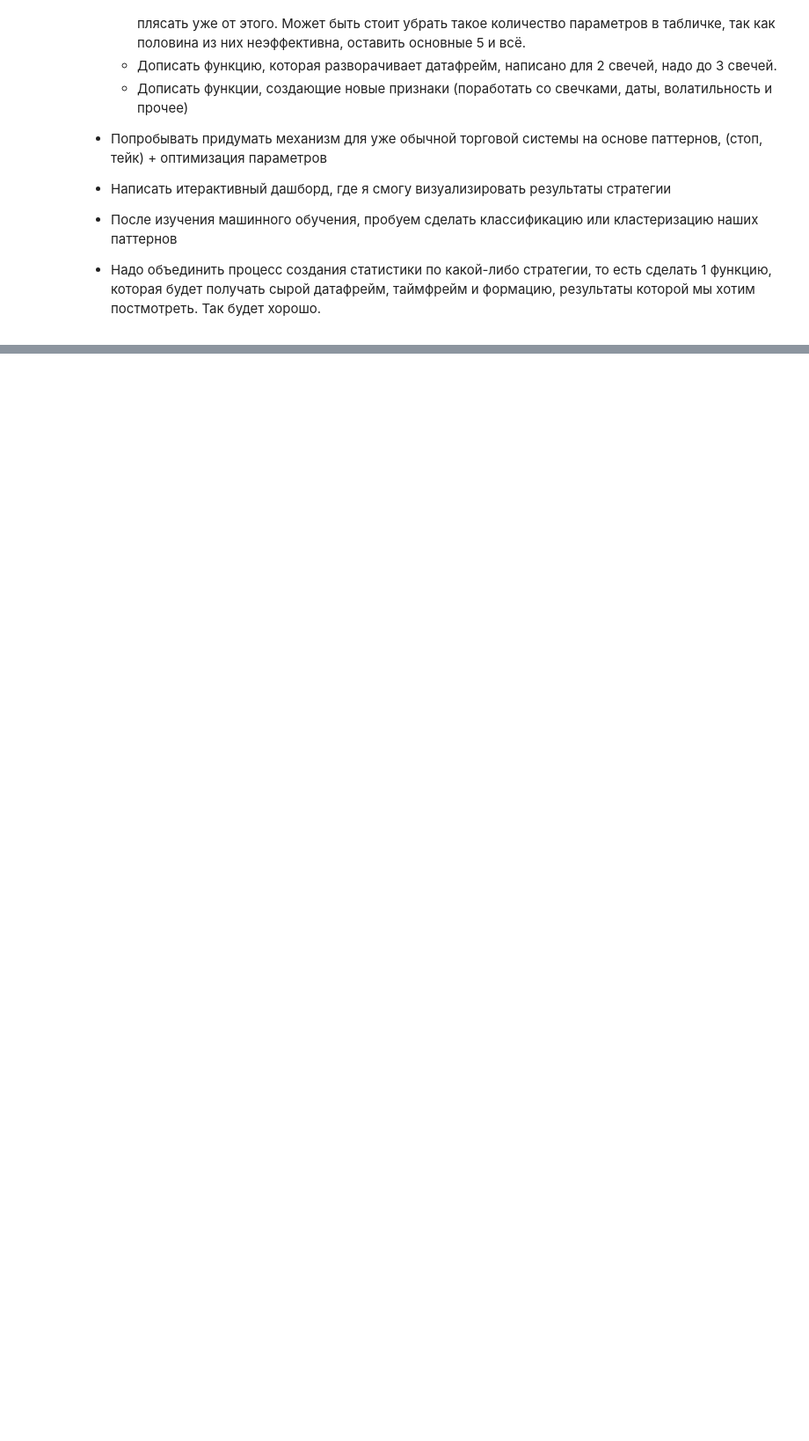
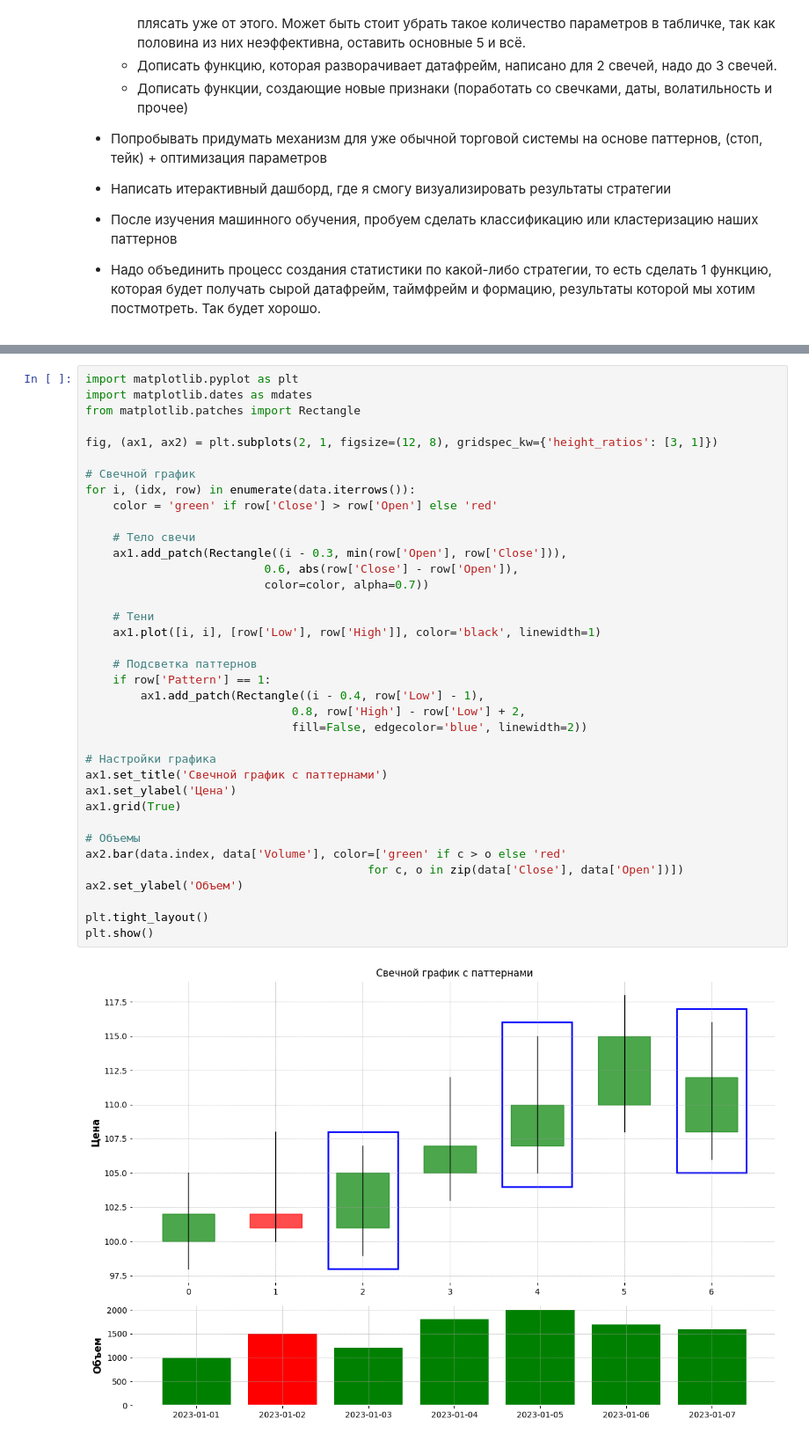
Before and after one commit to AlexKosuhin/AlgoTrading, a Jupyter notebook: Свечные паттерны/1.Обработка и детекция свечных паттернов.ipynb, the cells around one changed output, grey strips where cells are left out. Shown at 88% size. Drawn from its saved outputs; the diff is of its cells as text; blank space fills up the shorter version.

```diff
--- a/Свечные паттерны/1.Обработка и детекция свечных паттернов.ipynb
+++ b/Свечные паттерны/1.Обработка и детекция свечных паттернов.ipynb
@@ -521,0 +570,39 @@ new.drop('cumsum', axis=1)
+# %%
+import matplotlib.pyplot as plt
+import matplotlib.dates as mdates
+from matplotlib.patches import Rectangle
+
+fig, (ax1, ax2) = plt.subplots(2, 1, figsize=(12, 8), gridspec_kw={'height_ratios': [3, 1]})
+
+# Свечной график
+for i, (idx, row) in enumerate(data.iterrows()):
+    color = 'green' if row['Close'] > row['Open'] else 'red'
+
+    # Тело свечи
+    ax1.add_patch(Rectangle((i - 0.3, min(row['Open'], row['Close'])),
+                          0.6, abs(row['Close'] - row['Open']),
+                          color=color, alpha=0.7))
+
+    # Тени
+    ax1.plot([i, i], [row['Low'], row['High']], color='black', linewidth=1)
+
+    # Подсветка паттернов
+    if row['Pattern'] == 1:
+        ax1.add_patch(Rectangle((i - 0.4, row['Low'] - 1),
+                              0.8, row['High'] - row['Low'] + 2,
+                              fill=False, edgecolor='blue', linewidth=2))
+
+# Настройки графика
+ax1.set_title('Свечной график с паттернами')
+ax1.set_ylabel('Цена')
+ax1.grid(True)
+
+# Объемы
+ax2.bar(data.index, data['Volume'], color=['green' if c > o else 'red'
+                                         for c, o in zip(data['Close'], data['Open'])])
+ax2.set_ylabel('Объем')
+
+plt.tight_layout()
+plt.show()
+# %% [output]
+[figure, added]
```
Also changed, not shown: parts of 12 cells of this notebook.
